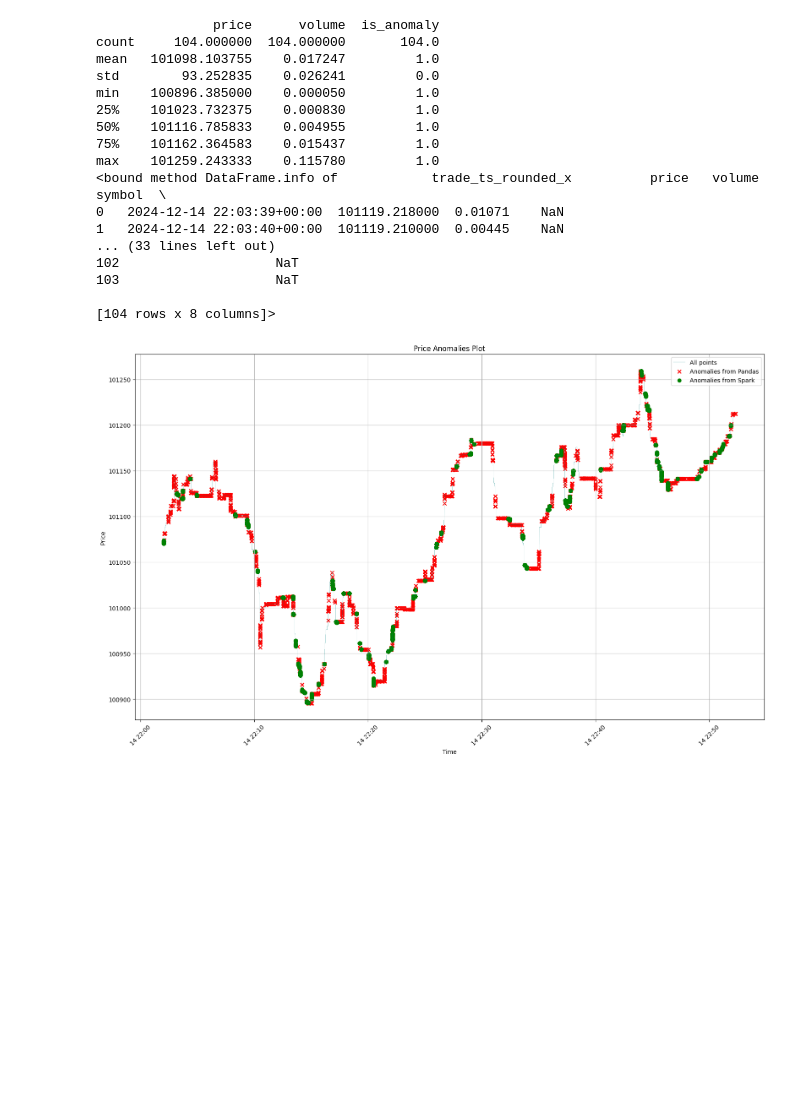
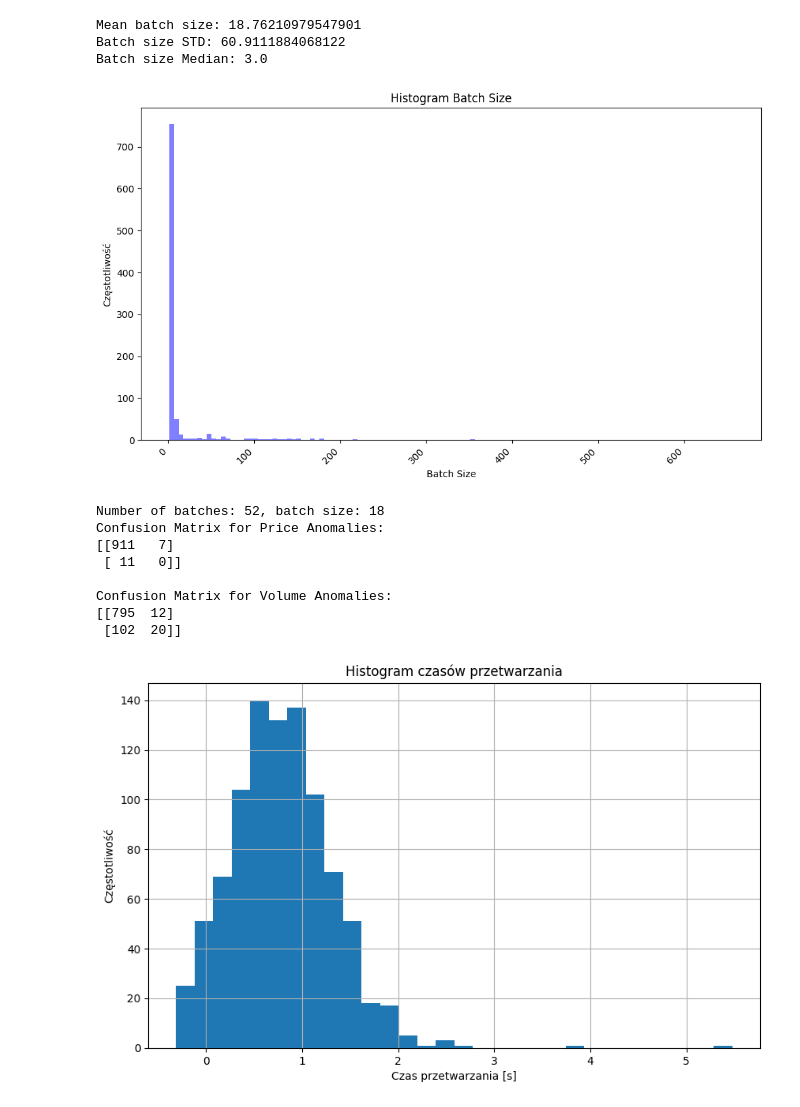
Before and after one commit to KarolSekscinski/anomaly-detection, a Jupyter notebook: sandbox/eval_results.ipynb, the cells around one changed output. Saved outputs shown, nothing was run; the diff lists cells and outputs as text; code cells hidden in the pictures; blank space fills up the shorter version.

Commit message:
Optimize data stream

```diff
--- a/sandbox/eval_results.ipynb
+++ b/sandbox/eval_results.ipynb
@@ -263,56 +0,0 @@ Index(['trade_ts_rounded_x', 'price', 'volume', 'symbol',
-# %%
-print(merged_df.describe())
-print(merged_df.info)
-# %% [output]
-               price      volume  is_anomaly
-count     104.000000  104.000000       104.0
-mean   101098.103755    0.017247         1.0
-std        93.252835    0.026241         0.0
-min    100896.385000    0.000050         1.0
-25%    101023.732375    0.000830         1.0
-50%    101116.785833    0.004955         1.0
-75%    101162.364583    0.015437         1.0
-max    101259.243333    0.115780         1.0
-<bound method DataFrame.info of            trade_ts_rounded_x          price   volume symbol  \
-0   2024-12-14 22:03:39+00:00  101119.218000  0.01071    NaN
-1   2024-12-14 22:03:40+00:00  101119.210000  0.00445    NaN
-... (33 lines left out)
-102                    NaT
-103                    NaT
-
-[104 rows x 8 columns]>
-# %%
-# Plotting compare
-plt.figure(figsize=(16, 10))
-
-# Change after fixing merge
-base_df = pandas_df.copy()
-first_df_anomalies = pandas_df[pandas_df['is_anomaly'] == 1].copy()
-second_df_anomalies = anomalies_df_raw[anomalies_df_raw['is_anomaly'] == 1].copy()
-
-# Plot all points from the first dataframe
-plt.plot(base_df['trade_ts'], base_df['price'], label='All points', color='teal', linewidth=0.2)
-
-# # Plot anomalies from the first dataframe (is_anomaly_price == 1)
-plt.scatter(first_df_anomalies['trade_ts'],
-            first_df_anomalies['price'],
-            label='Anomalies from Pandas', color='red', marker='x')
-
-# Plot anomalies from the second dataframe
-plt.scatter(second_df_anomalies['trade_ts'],
-            second_df_anomalies['price'],
-            label='Anomalies from Spark', color='green', marker='o')
-
-# Customize plot
-plt.title('Price Anomalies Plot')
-plt.xlabel('Time')
-plt.ylabel('Price')
-plt.legend()
-plt.xticks(rotation=45)
-plt.grid(True)
-plt.tight_layout()
-
-# Show plot
-plt.show()
-# %% [output]
-[figure, removed]
@@ -320,0 +5,17 @@ plt.show()
+# %%
+df = pd.read_csv('data/z-score/combined_15min.csv')
+create_method_analysis(z_score_anomalies, df)
+# %% [output]
+Mean batch size: 18.76210979547901
+Batch size STD: 60.9111884068122
+Batch size Median: 3.0
+[figure, added]
+Number of batches: 52, batch size: 18
+Confusion Matrix for Price Anomalies:
+[[911   7]
+ [ 11   0]]
+
+Confusion Matrix for Volume Anomalies:
+[[795  12]
+ [102  20]]
+[figure, added]
```
Also changed, not shown: parts of 19 cells of this notebook, 9 other files.
